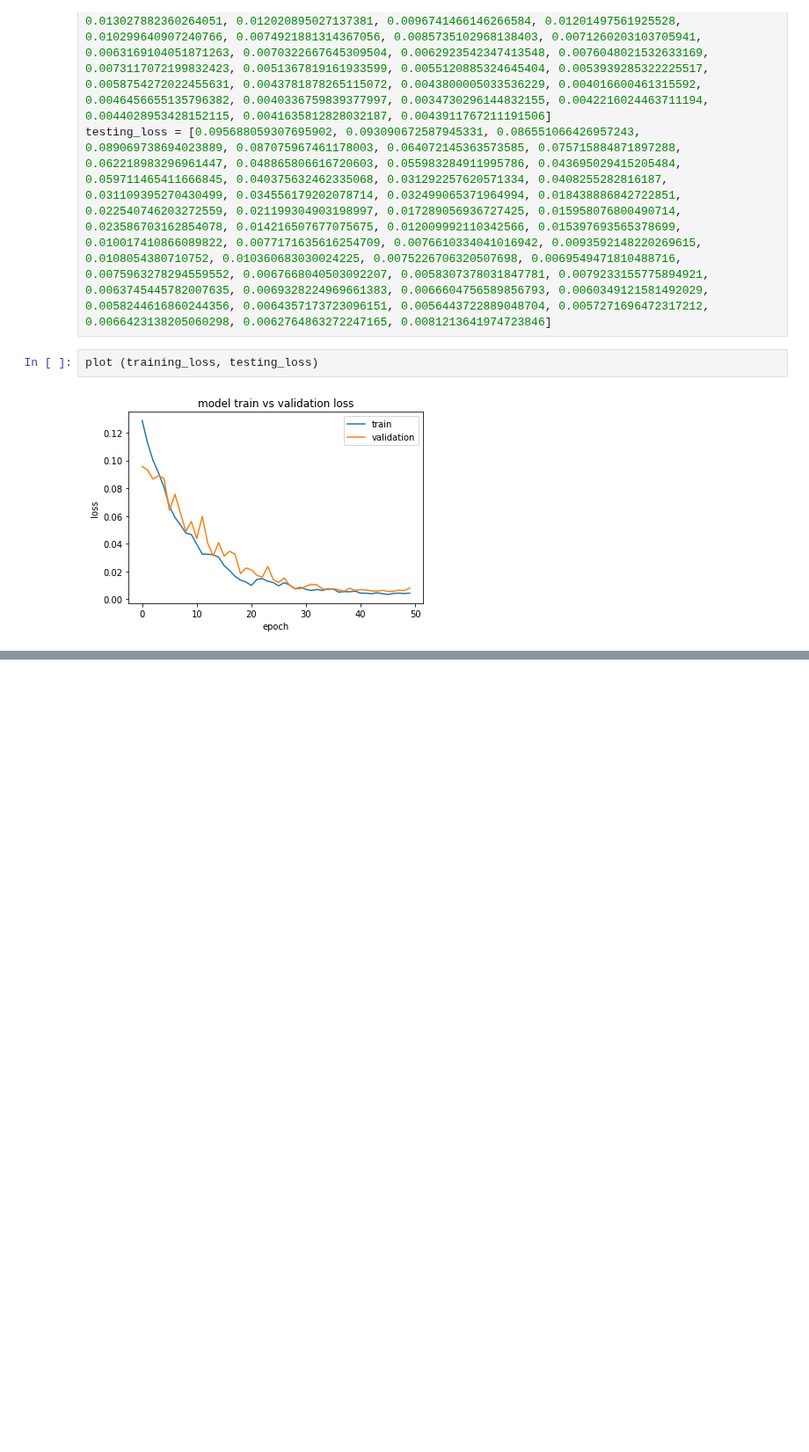
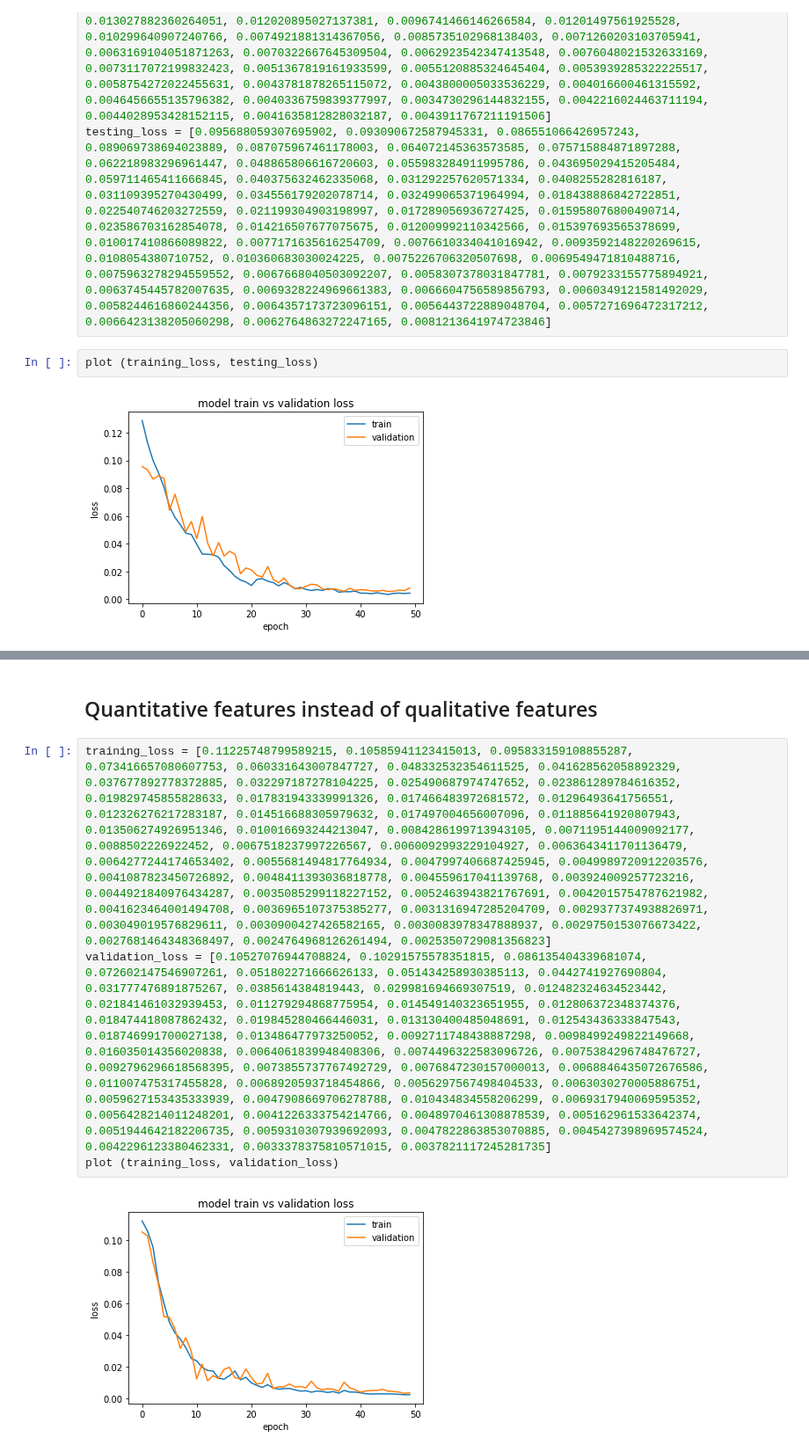
Before and after one commit to tuandnvn/learn-to-perform, a Jupyter notebook: notebooks/learning_progress_demo.ipynb, the cells around one changed output, grey strips where cells are left out. Shown at 88% size. Drawn from its saved outputs; the diff is of its cells as text; blank space fills up the shorter version.

```diff
--- a/notebooks/learning_progress_demo.ipynb
+++ b/notebooks/learning_progress_demo.ipynb
@@ -101,0 +128,8 @@ plot (training_loss, testing_loss)
+# %% [markdown]
+## Quantitative features instead of qualitative features
+# %%
+training_loss = [0.11225748799589215, 0.10585941123415013, 0.095833159108855287, 0.073416657080607753, 0.060331643007847727, 0.048332532354611525, 0.041628562058892329, 0.037677892778372885, 0.032297187278104225, 0.025490687974747652, 0.023861289784616352, 0.019829745855828633, 0.017831943339991326, 0.017466483972681572, 0.01296493641756551, 0.012326276217283187, 0.014516688305979632, 0.017497004656007096, 0.011885641920807943, 0.013506274926951346, 0.010016693244213047, 0.0084286199713943105, 0.0071195144009092177, 0.0088502226922452, 0.0067518237997226567, 0.0060092993229104927, 0.0063643411701136479, 0.0064277244174653402, 0.0055681494817764934, 0.0047997406687425945, 0.0049989720912203576, 0.0041087823450726892, 0.0048411393036818778, 0.004559617041139768, 0.003924009257723216, 0.0044921840976434287, 0.0035085299118227152, 0.0052463943821767691, 0.0042015754787621982, 0.0041623464001494708, 0.0036965107375385277, 0.0031316947285204709, 0.0029377374938826971, 0.003049019576829611, 0.0030900427426582165, 0.0030083978347888937, 0.0029750153076673422, 0.0027681464348368497, 0.0024764968126261494, 0.0025350729081356823]
+validation_loss = [0.10527076944708824, 0.10291575578351815, 0.086135404339681074, 0.072602147546907261, 0.051802271666626133, 0.051434258930385113, 0.0442741927690804, 0.031777476891875267, 0.0385614384819443, 0.029981694669307519, 0.012482324634523442, 0.021841461032939453, 0.011279294868775954, 0.014549140323651955, 0.012806372348374376, 0.018474418087862432, 0.019845280466446031, 0.013130400485048691, 0.012543436333847543, 0.018746991700027138, 0.013486477973250052, 0.0092711748438887298, 0.0098499249822149668, 0.016035014356020838, 0.0064061839948408306, 0.0074496322583096726, 0.0075384296748476727, 0.0092796296618568395, 0.0073855737767492729, 0.0076847230157000013, 0.0068846435072676586, 0.011007475317455828, 0.0068920593718454866, 0.0056297567498404533, 0.0063030270005886751, 0.0059627153435333939, 0.0047908669706278788, 0.010434834558206299, 0.0069317940069595352, 0.0056428214011248201, 0.0041226333754214766, 0.0048970461308878539, 0.005162961533642374, 0.0051944642182206735, 0.0059310307939692093, 0.0047822863853070885, 0.0045427398969574524, 0.0042296123380462331, 0.0033378375810571015, 0.0037821117245281735]
+plot (training_loss, validation_loss)
+# %% [output]
+[figure, added]
```
Also changed, not shown: parts of 20 cells of this notebook, 7 other files.
